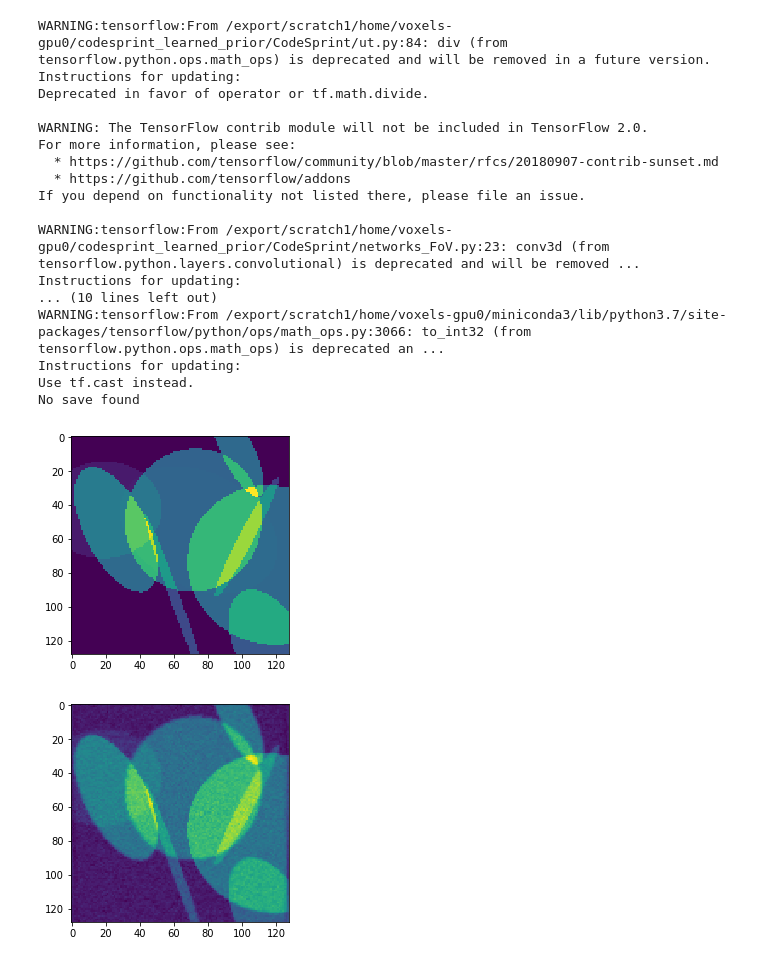
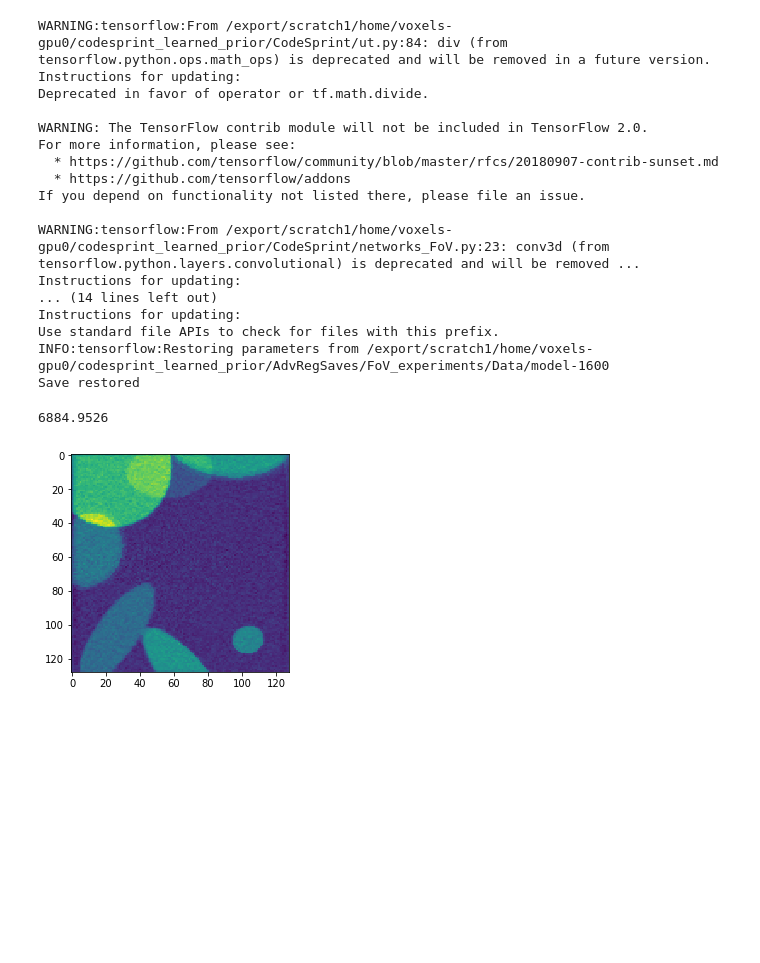
Before and after one commit to lunz-s/CodeSprint, a Jupyter notebook: Training_FoV.ipynb, the cells around one changed output. Saved outputs shown, nothing was run; the diff lists cells and outputs as text; code cells hidden in the pictures; blank space fills up the shorter version.

```diff
--- a/Training_FoV.ipynb
+++ b/Training_FoV.ipynb
@@ -22,7 +19,7 @@ STEPS = 100
 # For s=1.0, have GAMMA = 10.0 as realisitc value
 
 saves_path = '/export/scratch1/home/voxels-gpu0/codesprint_learned_prior/AdvRegSaves/FoV_experiments'
-regularizer = AdversarialSplitting(saves_path, NETWORK=ResNetL2_local, BATCH_SIZE=4)
+regularizer = AdversarialSplitting(saves_path, NETWORK=ResNetL2_local, BATCH_SIZE=1)
 # %% [output]
 WARNING:tensorflow:From /export/scratch1/home/voxels-gpu0/codesprint_learned_prior/CodeSprint/ut.py:84: div (from tensorflow.python.ops.math_ops) is deprecated and will be removed in a future version.
 Instructions for updating:
@@ -36,11 +33,11 @@ If you depend on functionality not listed there, please file an issue.
 
 WARNING:tensorflow:From /export/scratch1/home/voxels-gpu0/codesprint_learned_prior/CodeSprint/networks_FoV.py:23: conv3d (from tensorflow.python.layers.convolutional) is deprecated and will be removed ...
 Instructions for updating:
-... (10 lines left out)
-WARNING:tensorflow:From /export/scratch1/home/voxels-gpu0/miniconda3/lib/python3.7/site-packages/tensorflow/python/ops/math_ops.py:3066: to_int32 (from tensorflow.python.ops.math_ops) is deprecated an ...
+... (14 lines left out)
 Instructions for updating:
-Use tf.cast instead.
-No save found
+Use standard file APIs to check for files with this prefix.
+INFO:tensorflow:Restoring parameters from /export/scratch1/home/voxels-gpu0/codesprint_learned_prior/AdvRegSaves/FoV_experiments/Data/model-1600
+Save restored
 # %%
 def load_pair(i):
     prefix = '../noisy_' + str(IMG_SIZE) + '/'
@@ -80,11 +77,14 @@ def generate_pairs(amount=1):
 
 
     return (gts[0,...], fdks[0,...])
-# %%
-gt, fbp = generate_pairs()
-# %% [output]
-[figure, removed]
-[figure, removed]
+# %%
+fbp, gt = load_pair(3)
+# %%
+plt.imshow(fbp[64,...])
+np.sum(gt ** 2)
+# %% [output]
+6884.9526
+[figure, added]
 # %%
 regularizer.train(gt, fbp, learning_rate=1e-4)
 # %% [output]
```
Also changed, not shown: parts of 7 cells of this notebook, 3 other files.
